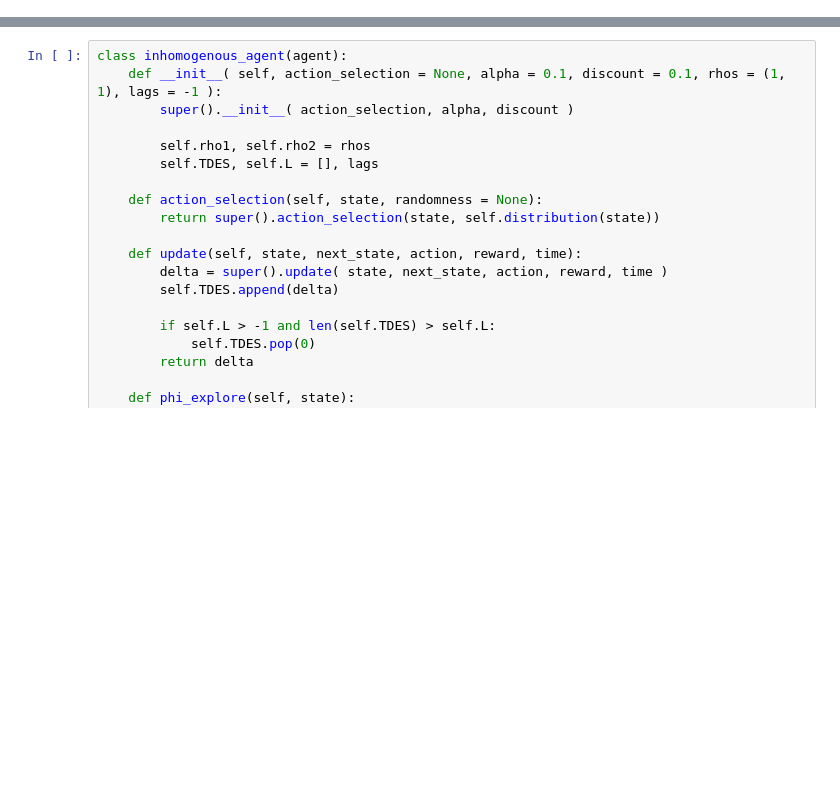
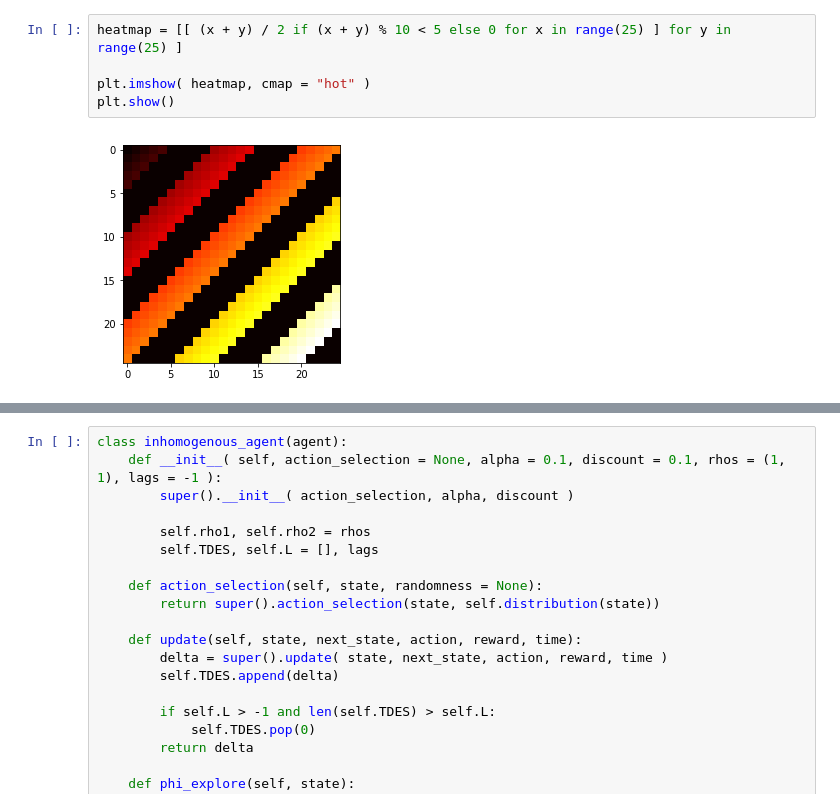
Before and after one commit to smccall-cal/RL_switching, a Jupyter notebook: HAMSTERDAM PT II.ipynb, the cells around one changed output, grey strips where cells are left out. Drawn from its saved outputs; the diff is of its cells as text; blank space fills up the shorter version.

Commit message:
Added visualisations, refactored, and introduced N-Armed Bandit task

```diff
--- a/HAMSTERDAM PT II.ipynb
+++ b/HAMSTERDAM PT II.ipynb
@@ -38,0 +60,7 @@ grid = Grid(25, reward_func = density_xor(5, False))
+# %%
+heatmap = [[ (x + y) / 2 if (x + y) % 10 < 5 else 0 for x in range(25) ] for y in range(25) ]
+
+plt.imshow( heatmap, cmap = "hot" )
+plt.show()
+# %% [output]
+[figure, added]
```
Also changed, not shown: parts of 35 cells of this notebook.
